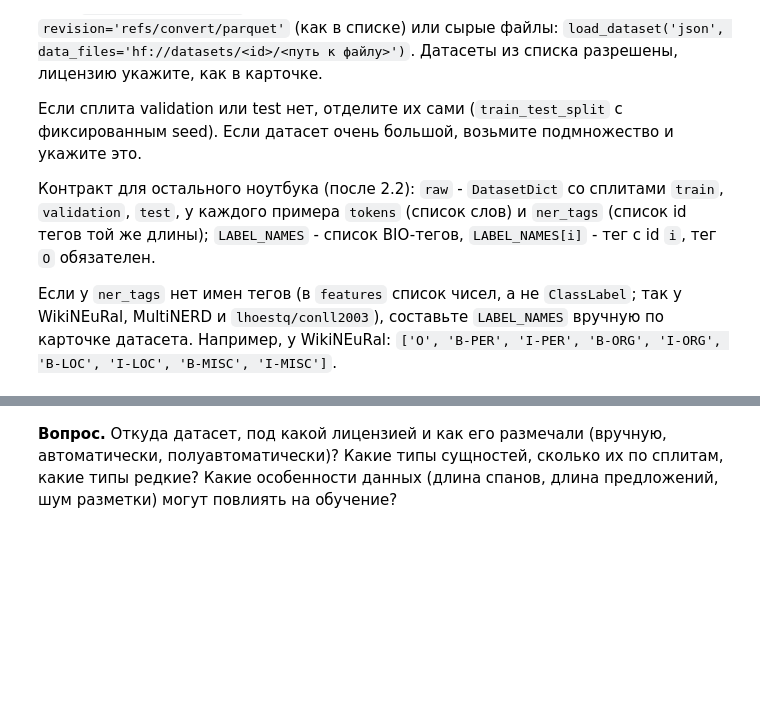
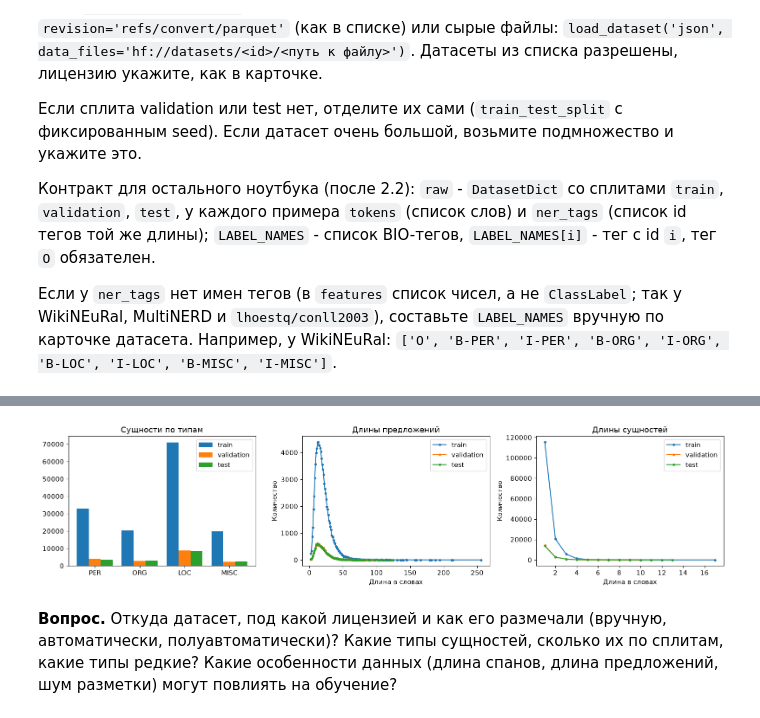
Before and after one commit to VanBash0/deep-learning-hw2, a Jupyter notebook: hw2_nlp.ipynb, the cells around one changed output, grey strips where cells are left out. Cells and saved outputs as stored; diff of their text form; code cells hidden in the pictures; blank space fills up the shorter version.

```diff
--- a/hw2_nlp.ipynb
+++ b/hw2_nlp.ipynb
@@ -268,5 +356,19 @@ for ex in example:
 # %%
-DATASET_ID, DATASET_CONFIG = None, None   # ваш код
-raw = None           # ваш код: загрузите датасет
-LABEL_NAMES = None   # ваш код: список BIO-тегов, LABEL_NAMES[i] - тег с id i
+DATASET_ID = "Babelscape/wikineural"
+DATASET_CONFIG = None
+
+loaded = load_dataset(DATASET_ID)
+raw = DatasetDict({
+    "train": loaded["train_ru"],
+    "validation": loaded["val_ru"],
+    "test": loaded["test_ru"],
+})
+
+LABEL_NAMES = [
+    "O",
+    "B-PER", "I-PER",
+    "B-ORG", "I-ORG",
+    "B-LOC", "I-LOC",
+    "B-MISC", "I-MISC",
+]
 # %%
@@ -276,3 +414,47 @@ raise NotImplementedError
+# %%
+entity_types = [t for t in types if t != 'O']
+splits = list(result)
+
+fig, axes = plt.subplots(1, 3, figsize=(16, 4))
+
+x = np.arange(len(entity_types))
+width = 0.8 / len(splits)
+
+for i, split in enumerate(splits):
+    counts = result[split]['type_count']
+    axes[0].bar(
+        x + i * width,
+        [counts.get(t, 0) for t in entity_types],
+        width,
+        label=split
+    )
+
+axes[0].set_xticks(x + width * (len(splits) - 1) / 2)
+axes[0].set_xticklabels(entity_types)
+axes[0].set_title('Сущности по типам')
+axes[0].legend()
+
+for split in splits:
+    for ax, key, title in [
+        (axes[1], 'sentence_lengths', 'Длины предложений'),
+        (axes[2], 'span_lengths', 'Длины сущностей'),
+    ]:
+        distribution = result[split][key]
+        ax.plot(
+            list(distribution.keys()),
+            list(distribution.values()),
+            marker='.',
+            label=split
+        )
+        ax.set_title(title)
+        ax.set_xlabel('Длина в словах')
+        ax.set_ylabel('Количество')
+        ax.legend()
+
+plt.tight_layout()
+plt.show()
+# %% [output]
+[figure, added]
 # %% [markdown]
 **Вопрос.** Откуда датасет, под какой лицензией и как его размечали (вручную, автоматически, полуавтоматически)? Какие типы сущностей, сколько их по сплитам, какие типы редкие? Какие особенности данных (длина спанов, длина предложений, шум разметки) могут повлиять на обучение?
 # %% [markdown]
```
Also changed, not shown: parts of 50 cells of this notebook, 3 other files.
